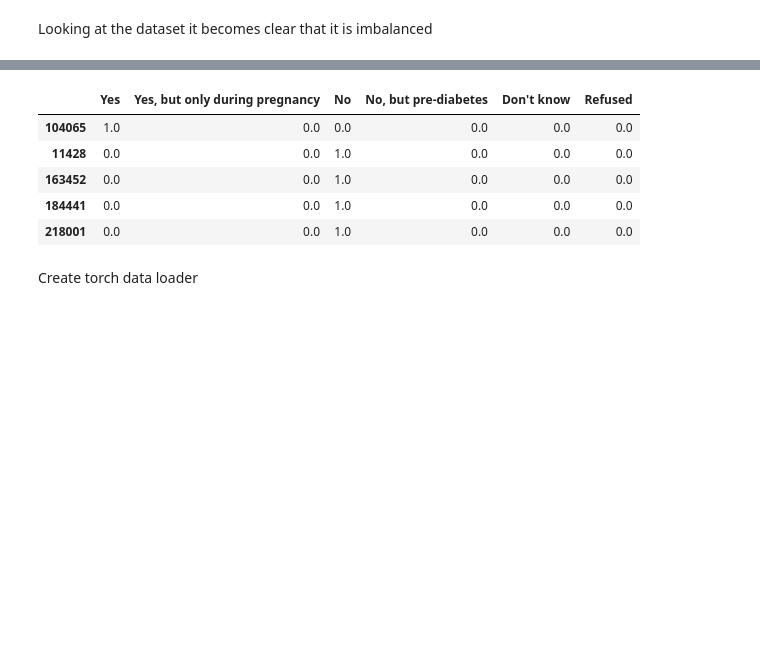
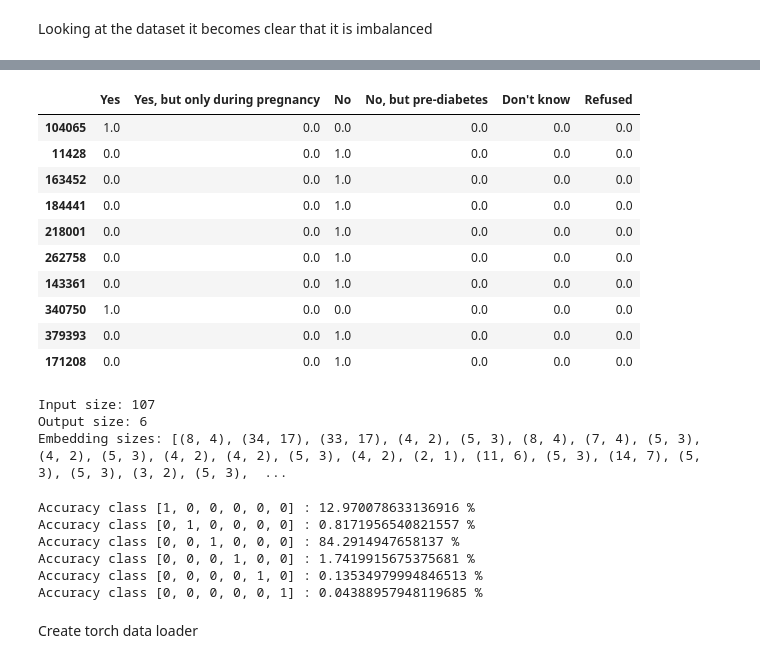
Before and after one commit to medplot/data-mining-project, a Jupyter notebook: jupyter_notebooks/neural_network.ipynb, the cells around one changed output, grey strips where cells are left out. Saved outputs shown, nothing was run; the diff lists cells and outputs as text; code cells hidden in the pictures; blank space fills up the shorter version.

Commit message:
Neural network embedding layer and plot functions (#4)

```diff
--- a/jupyter_notebooks/neural_network.ipynb
+++ b/jupyter_notebooks/neural_network.ipynb
@@ -43,10 +60,51 @@ plt.show()
 # %%
-data_train, data_test, target_train, target_test = get_preprocessed_brfss_train_test_split_one_hot_encoded()
-target_train.head()
+preprocessor = NeuralNetworkPreprocessor()
+data_train, data_test, target_train, target_test = preprocessor.get_preprocessed_dataset_for_neural_network()
+target_train.head(10)
 # %% [output]
 |  | Yes | Yes, but only during pregnancy | No | No, but pre-diabetes | Don't know | Refused |
 | 104065 | 1.0 | 0.0 | 0.0 | 0.0 | 0.0 | 0.0 |
 | 11428 | 0.0 | 0.0 | 1.0 | 0.0 | 0.0 | 0.0 |
 | 163452 | 0.0 | 0.0 | 1.0 | 0.0 | 0.0 | 0.0 |
 | 184441 | 0.0 | 0.0 | 1.0 | 0.0 | 0.0 | 0.0 |
 | 218001 | 0.0 | 0.0 | 1.0 | 0.0 | 0.0 | 0.0 |
+| 262758 | 0.0 | 0.0 | 1.0 | 0.0 | 0.0 | 0.0 |
+| 143361 | 0.0 | 0.0 | 1.0 | 0.0 | 0.0 | 0.0 |
+| 340750 | 1.0 | 0.0 | 0.0 | 0.0 | 0.0 | 0.0 |
+| 379393 | 0.0 | 0.0 | 1.0 | 0.0 | 0.0 | 0.0 |
+| 171208 | 0.0 | 0.0 | 1.0 | 0.0 | 0.0 | 0.0 |
+# %%
+#constants
+batch_size = 128
+output_size = target_train.shape[1]
+embedding_sizes = preprocessor.get_embedding_sizes()
+embedding_input_size = sum((nf for ni, nf in embedding_sizes))
+numerical_input_size = get_number_of_numerical_features()
+input_size = embedding_input_size + numerical_input_size
+print(f"Input size: {input_size}")
+print(f"Output size: {output_size}")
+print(f"Embedding sizes: {embedding_sizes}")
+# %% [output]
+Input size: 107
+Output size: 6
+Embedding sizes: [(8, 4), (34, 17), (33, 17), (4, 2), (5, 3), (8, 4), (7, 4), (5, 3), (4, 2), (5, 3), (4, 2), (4, 2), (5, 3), (4, 2), (2, 1), (11, 6), (5, 3), (14, 7), (5, 3), (5, 3), (3, 2), (5, 3),  ...
+# %%
+for class_label in range(6):
+    predicted = [0,0,0,0,0,0]
+    predicted[class_label] = 1
+    correct = 0
+    total = 0
+    for i in range(target_train.shape[0]):
+        labels = target_train.values[i]
+        labels = [int(element) for element in labels]
+        total += 1
+        if predicted == labels:
+            correct +=1
+    print(f'Accuracy class {predicted} : {100 * correct / total} %')
+# %% [output]
+Accuracy class [1, 0, 0, 0, 0, 0] : 12.970078633136916 %
+Accuracy class [0, 1, 0, 0, 0, 0] : 0.8171956540821557 %
+Accuracy class [0, 0, 1, 0, 0, 0] : 84.2914947658137 %
+Accuracy class [0, 0, 0, 1, 0, 0] : 1.7419915675375681 %
+Accuracy class [0, 0, 0, 0, 1, 0] : 0.13534979994846513 %
+Accuracy class [0, 0, 0, 0, 0, 1] : 0.04388957948119685 %
```
Also changed, not shown: parts of 14 cells of this notebook, 7 other files.
